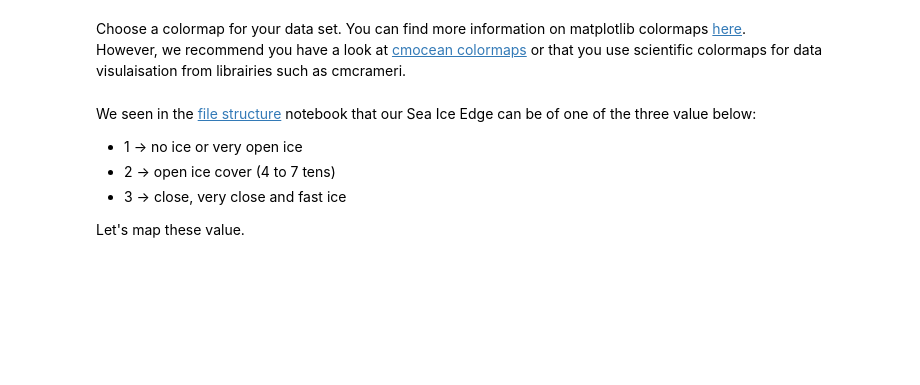
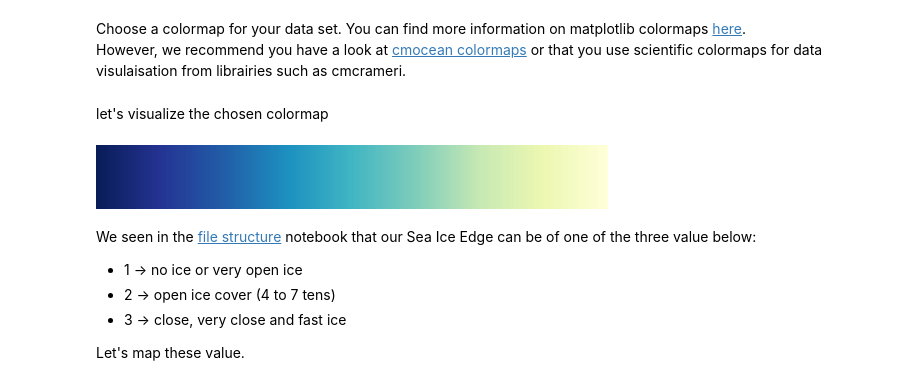
Before and after one commit to eumetsat/learn-osi-saf-sea-ice, a Jupyter notebook: 1_OSI_SAF_sea_ice_introductory/1_3b_OSI_SAF_sea_ice_mapping_Ice_Edge.ipynb, the cells around one changed output. Cells and saved outputs as stored; diff of their text form; code cells hidden in the pictures; blank space fills up the shorter version.

```diff
--- a/1_OSI_SAF_sea_ice_introductory/1_3b_OSI_SAF_sea_ice_mapping_Ice_Edge.ipynb
+++ b/1_OSI_SAF_sea_ice_introductory/1_3b_OSI_SAF_sea_ice_mapping_Ice_Edge.ipynb
@@ -179,3 +182,9 @@ cmap = cmcrameri.cm.nuuk
+# %% [markdown]
+let's visualize the chosen colormap
+# %%
+cmap
+# %% [output]
+[figure, added]
 # %% [markdown]
 We seen in the <a href="./1_2_OSI_SAF_sea_ice_file_structure.ipynb" target="_blank">file structure</a> notebook that our Sea Ice Edge can be of one of the three value below:
 * 1 -> no ice or very open ice
```
Also changed, not shown: parts of 6 cells of this notebook.
